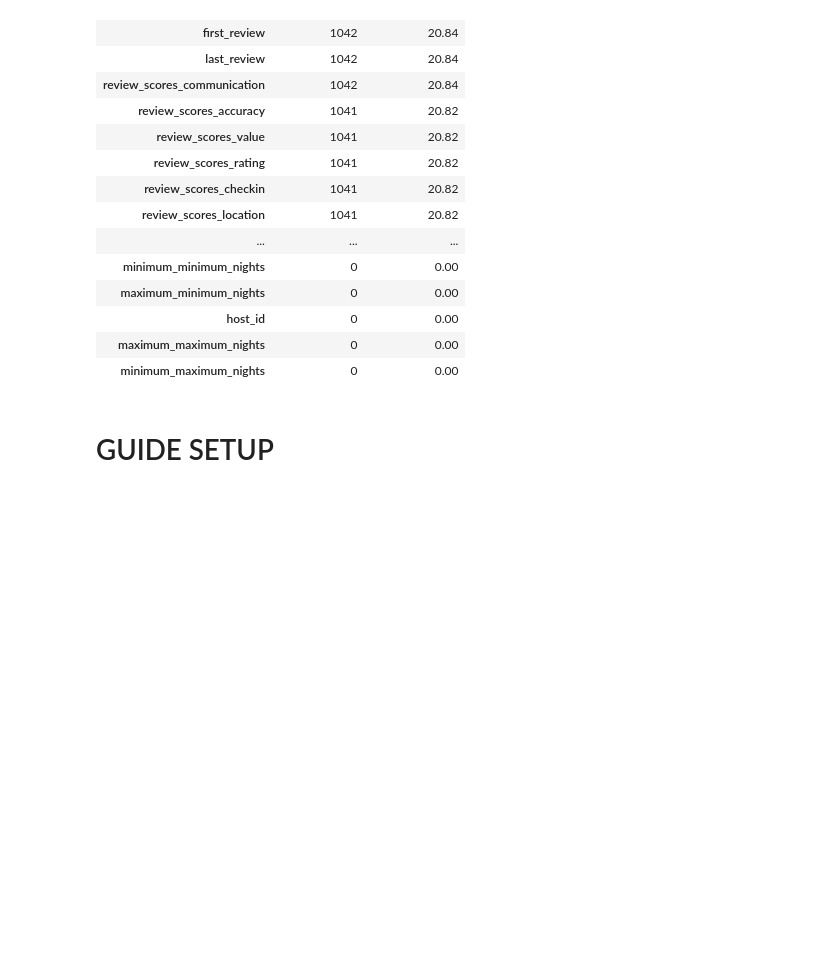
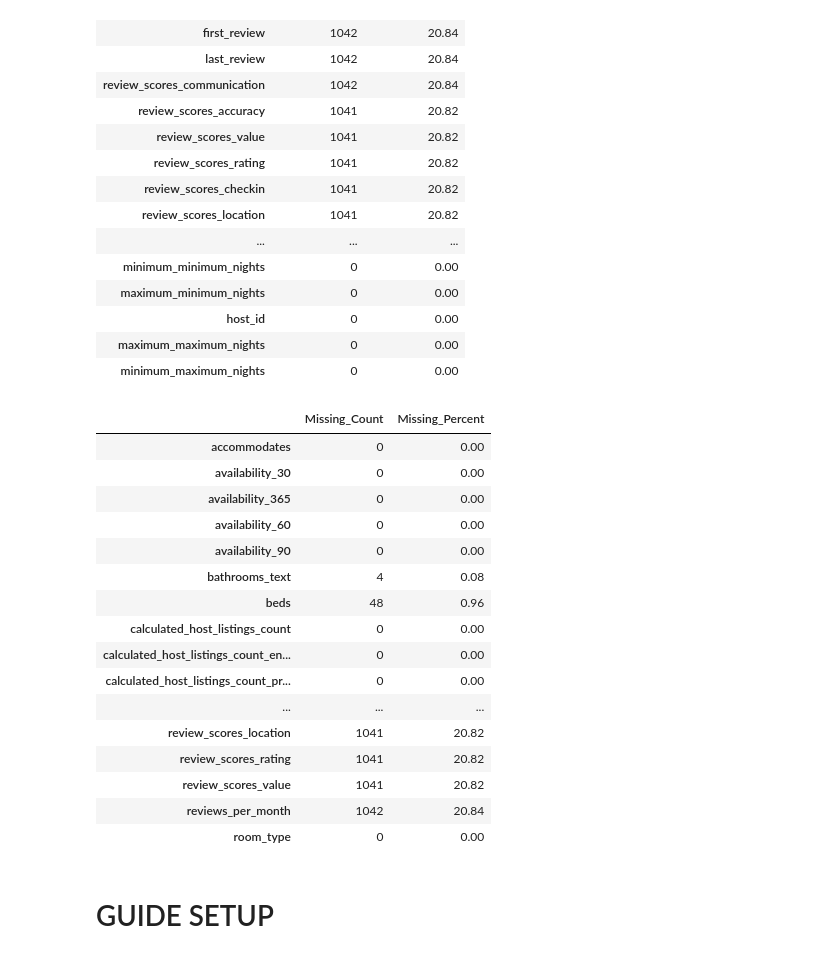
Before and after one commit to hungrydoor14/STAT443, a Jupyter notebook: data_cleanup.ipynb, the cells around one changed output. Cells and saved outputs as stored; diff of their text form; code cells hidden in the pictures; blank space fills up the shorter version.

```diff
--- a/data_cleanup.ipynb
+++ b/data_cleanup.ipynb
@@ -76,6 +76,31 @@ missing_df
 | host_id | 0 | 0.00 |
 | maximum_maximum_nights | 0 | 0.00 |
 | minimum_maximum_nights | 0 | 0.00 |
+# %%
+missing_df = pd.DataFrame({
+    "Missing_Count": df.isna().sum(),
+    "Missing_Percent": df.isna().mean() * 100
+}).sort_index()
+
+missing_df
+# %% [output]
+|  | Missing_Count | Missing_Percent |
+| accommodates | 0 | 0.00 |
+| availability_30 | 0 | 0.00 |
+| availability_365 | 0 | 0.00 |
+| availability_60 | 0 | 0.00 |
+| availability_90 | 0 | 0.00 |
+| bathrooms_text | 4 | 0.08 |
+| beds | 48 | 0.96 |
+| calculated_host_listings_count | 0 | 0.00 |
+| calculated_host_listings_count_en... | 0 | 0.00 |
+| calculated_host_listings_count_pr... | 0 | 0.00 |
+| ... | ... | ... |
+| review_scores_location | 1041 | 20.82 |
+| review_scores_rating | 1041 | 20.82 |
+| review_scores_value | 1041 | 20.82 |
+| reviews_per_month | 1042 | 20.84 |
+| room_type | 0 | 0.00 |
 # %% [markdown]
 # GUIDE SETUP
 # %%
```
Also changed, not shown: parts of 2 cells of this notebook, 26 other files.
